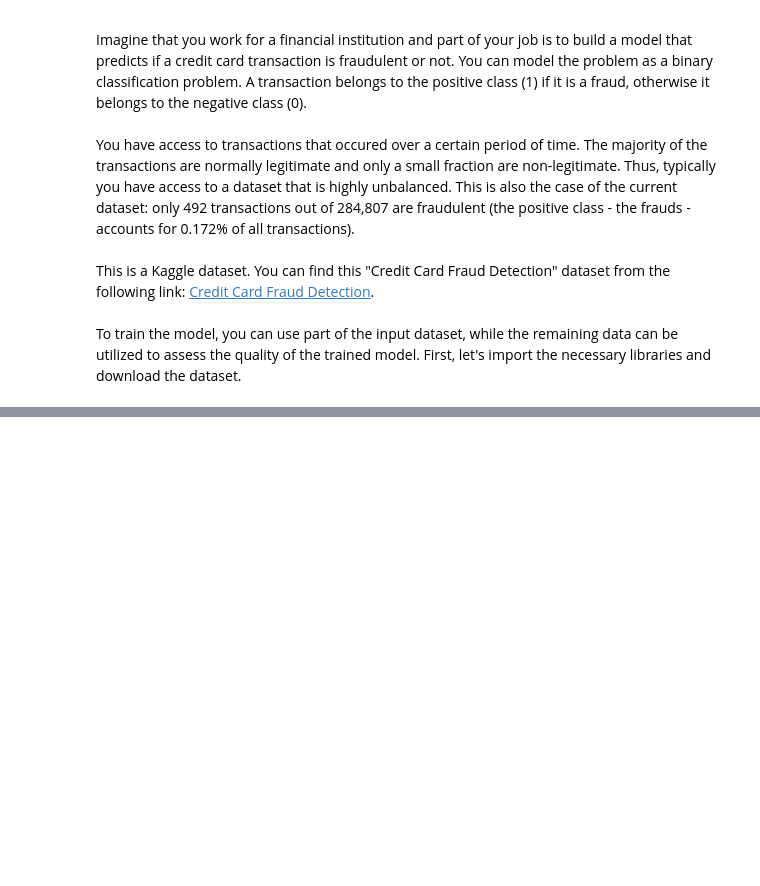
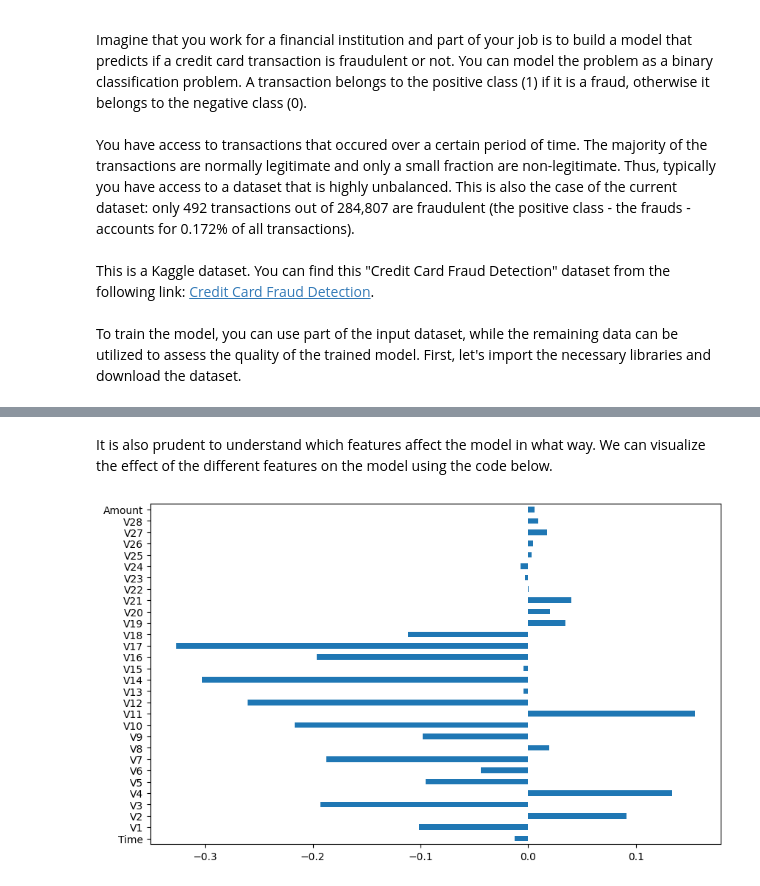
Before and after one commit to VishSeran/machine-learning-models, a Jupyter notebook: support-vector-machine-model/svm-model.ipynb, the cells around one changed output, grey strips where cells are left out. Cells and saved outputs as stored; diff of their text form; code cells hidden in the pictures; blank space fills up the shorter version.

```diff
--- a/support-vector-machine-model/svm-model.ipynb
+++ b/support-vector-machine-model/svm-model.ipynb
@@ -23,0 +71,11 @@ In this lab you will consolidate your machine learning (ML) modeling skills by u
+# %% [markdown]
+It is also prudent to understand which features affect the model in what way. We can visualize the effect of the different features on the model using the code below.
+# %%
+#find the correaltion amoung the coulmns
+corr_matrix = df.corr()['Class'].drop('Class')
+corr_labels = df.columns.drop('Class')
+
+corr_matrix.plot(kind='barh', figsize=(10,6))
+plt.show()
+# %% [output]
+[figure, added]
```
Also changed, not shown: parts of 7 cells of this notebook.
